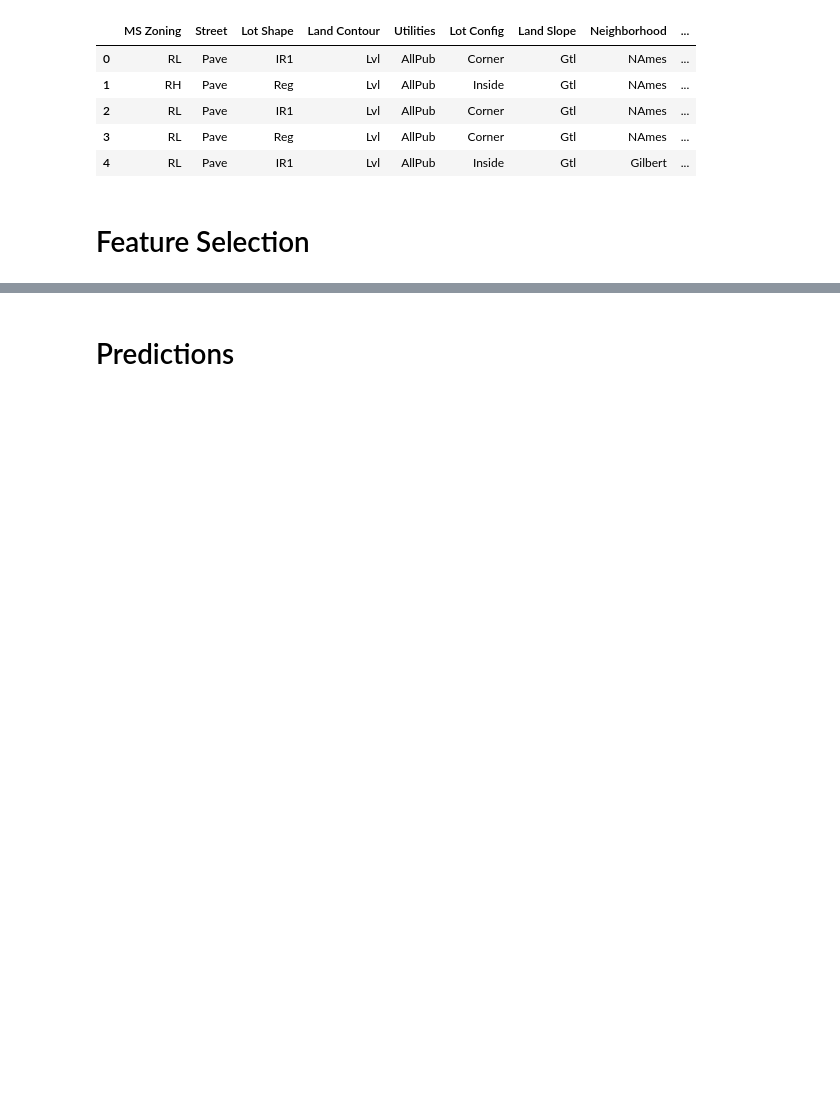
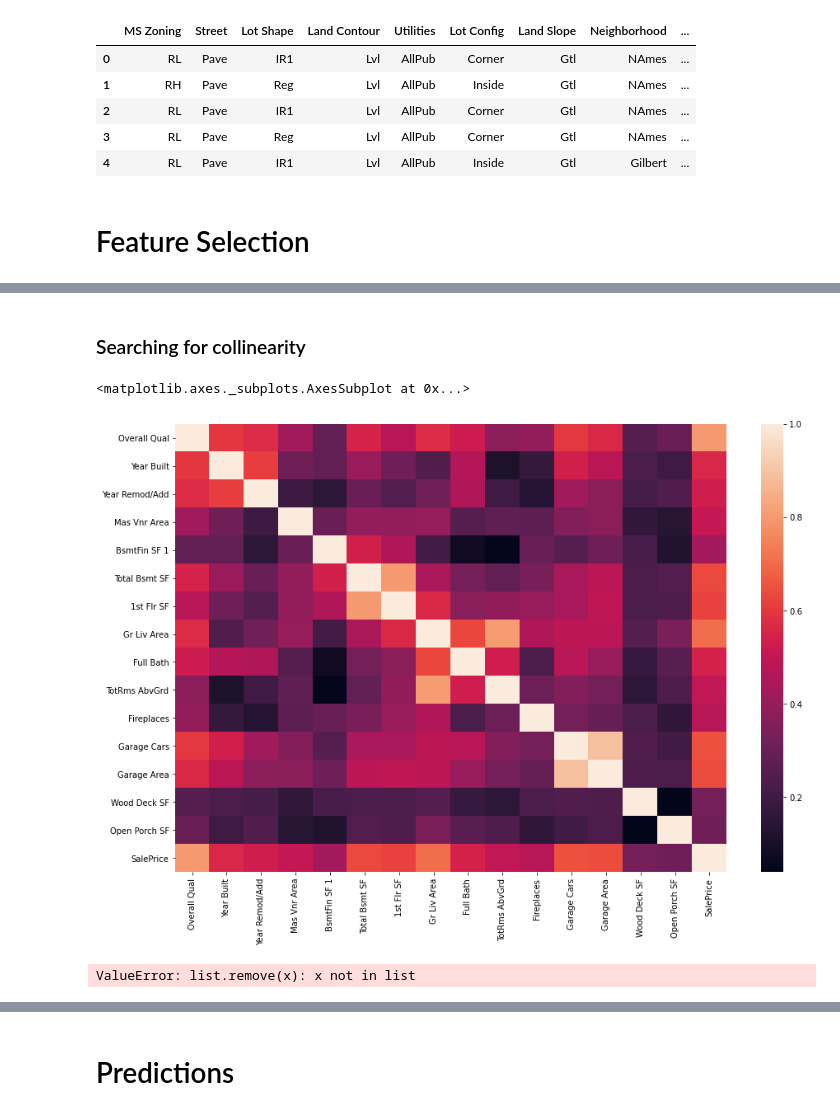
Before and after one commit to amandagiacchetta/Predicting-House-Prices, a Jupyter notebook: linear_regression.ipynb, the cells around one changed output, grey strips where cells are left out. Drawn from its saved outputs; the diff is of its cells as text; code cells hidden in the pictures; blank space fills up the shorter version.

```diff
--- a/linear_regression.ipynb
+++ b/linear_regression.ipynb
@@ -149 +95,4 @@ Name: BsmtFin SF 1, dtype: float64
+# %%
+### Fill null with most popular value
+data_num = data_num.fillna(data_num.mode().iloc[0])
 # %%
@@ -153 +118,4 @@ data_num["Lot Frontage"].isnull().sum()/2980
+# %%
+# Adding new columns
+data_num["Year Range"] = data_num["Year Remod/Add"] - data_num["Year Built"]
 # %% [markdown]
@@ -187,0 +158,4 @@ data_cat.head()
+# %%
+corr_saleprice = abs(data_num.corr())["SalePrice"]
+corr_filter = corr_saleprice > 0.3
+corr_list = corr_saleprice[corr_filter].index.to_list()
@@ -187,0 +181,15 @@ data_cat.head()
+# %% [markdown]
+### Searching for collinearity
+# %%
+fig, ax = plt.subplots(figsize=(15,10))
+sns.heatmap(data_num[corr_list].corr())
+# %% [output]
+<matplotlib.axes._subplots.AxesSubplot at 0x...>
+[figure, added]
+# %%
+#Preference for continous variables
+columns_colinearity = ["TotRms AbvGrd", "Garage Cars", "Total Bsmt SF"]
+
+corr_list.remove(columns_colinearity)
+# %% [output]
+ValueError: list.remove(x): x not in list
```
Also changed, not shown: parts of 32 cells of this notebook.
